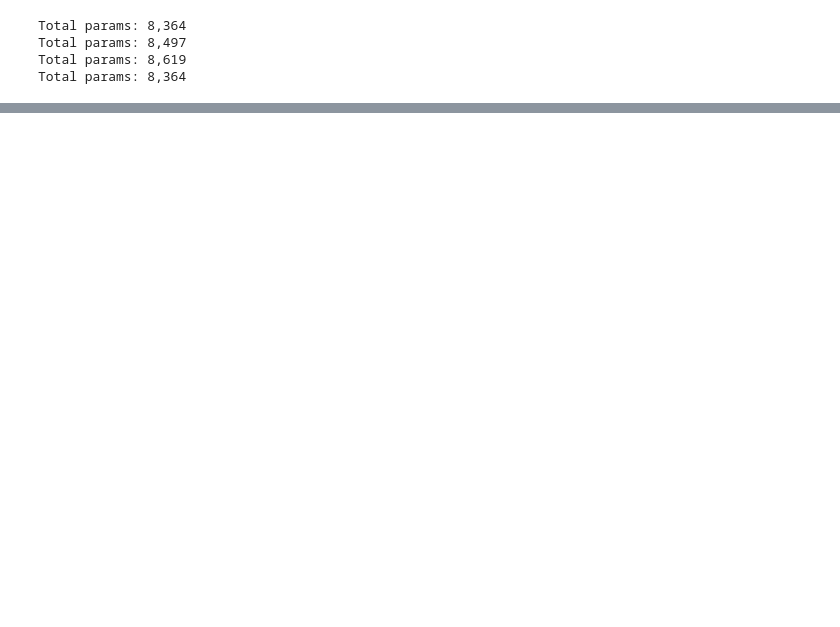
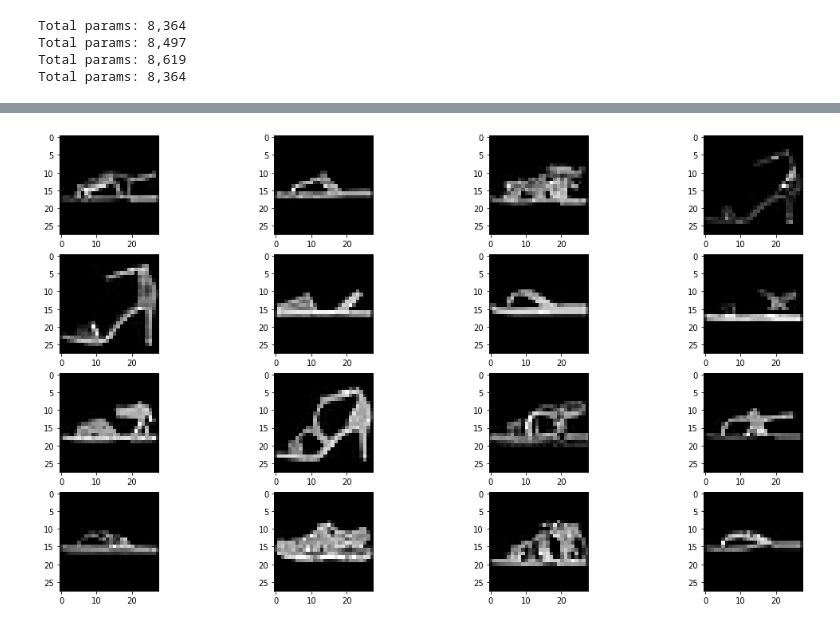
Before and after one commit to alex-chin/intro_neural_network, a Jupyter notebook: homeworks/home02/home02.ipynb, the cells around one changed output, grey strips where cells are left out. Saved outputs shown, nothing was run; the diff lists cells and outputs as text; code cells hidden in the pictures; blank space fills up the shorter version.

```diff
--- a/homeworks/home02/home02.ipynb
+++ b/homeworks/home02/home02.ipynb
@@ -251,0 +456,4 @@ pd.DataFrame(arr_accuracy, columns=['#layers', 'accuracy_tren', 'accuracy_test']
+# %%
+plot_by_index(np.where(test_labelf == 5)[0][0:16],test_imagef)
+# %% [output]
+[figure, added]
```
Also changed, not shown: parts of 43 cells of this notebook, 2 other files.
